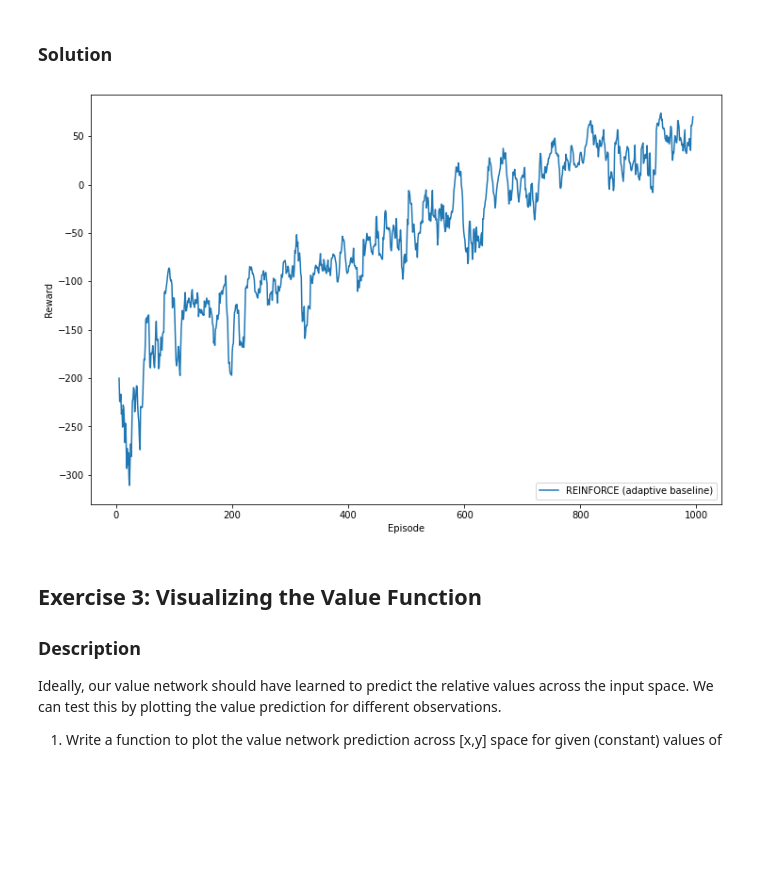
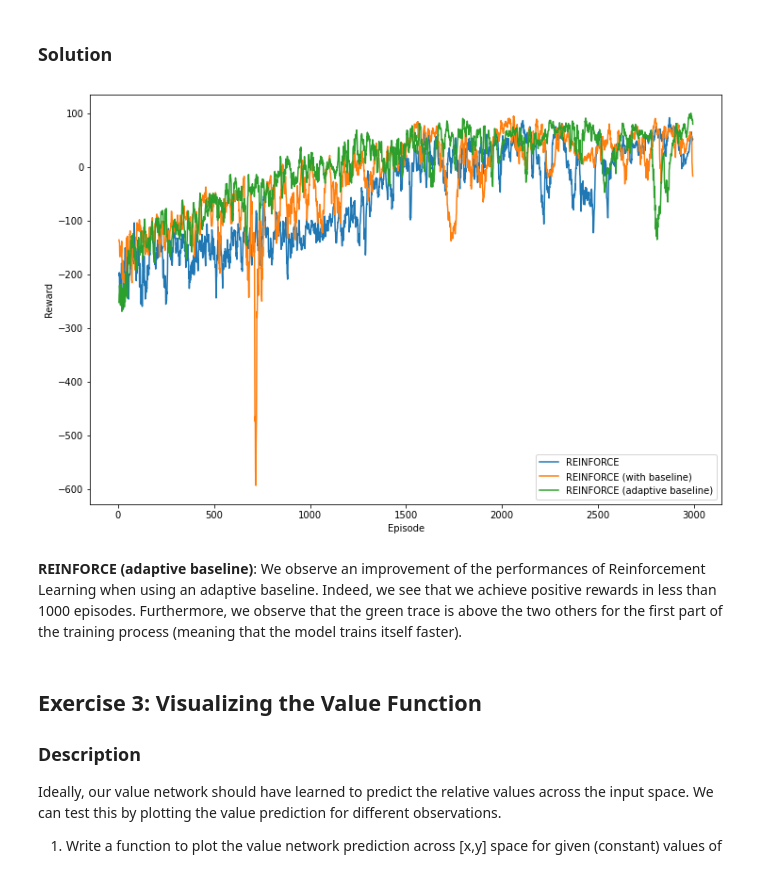
Before and after one commit to adrienbanse/CS456_RLproject, a Jupyter notebook: miniproject1.ipynb, the cells around one changed output. Cells and saved outputs as stored; diff of their text form; code cells hidden in the pictures; blank space fills up the shorter version.

```diff
--- a/miniproject1.ipynb
+++ b/miniproject1.ipynb
@@ -212,12 +212,6 @@ def random_policy(env, observation):
 
 def heuristic_policy(env, observation):
     return heuristic(env.unwrapped, observation)
-# %%
-episode = run_fixed_episode(discrete_env, random_policy)
-render(episode, discrete_env)
-# %%
-episode = run_fixed_episode(discrete_env, heuristic_policy)
-render(episode, discrete_env)
 # %% [markdown]
 ## Experiment Loop
 
@@ -225,13 +219,13 @@ This is the method we will call to setup an experiment. Reinforcement learning u
 
 You don't need to add anything here; you will be working directly on the RL agent.
 # %%
-num_episodes = 1000
+num_episodes = 3000
 
 def run_experiment(experiment_name,
                    env,
                    num_episodes,
                    policy_learning_rate=0.001,
-                   value_learning_rate=0.001,
+                   value_learning_rate=0.01,
                    baseline=None,
                    entropy_cost=0,
                    max_ent_cost=0,
@@ -449,9 +436,8 @@ WARNING: Running any experiments with the same names (first argument in run_expe
 # %% [markdown]
 ### Solution
 # %%
-#Supply a filename here to load results from disk
 results = Results()
-policy_learning_rate = 0.002
-_, _ = run_experiment("REINFORCE", discrete_env, num_episodes, policy_learning_rate)
-episodes, _ = run_experiment("REINFORCE (with baseline)", discrete_env, num_episodes, policy_learning_rate,
+policy_lr = 0.002
+_, _ = run_experiment("REINFORCE", discrete_env, num_episodes, policy_learning_rate=policy_lr)
+episodes, _ = run_experiment("REINFORCE (with baseline)", discrete_env, num_episodes, policy_learning_rate=policy_lr,
                              baseline='simple')
@@ -484,13 +473,8 @@ TECHNICAL NOTE: Some textbooks may refer to this approach as "Actor-Critic", whe
 # %% [markdown]
 ### Solution
 # %%
-K.clear_session()
-discrete_env.reset()
-
-results = Results()
-policy_learning_rate = 0.002
-value_learning_rate = 0.02
-episodes, d_model = run_experiment("REINFORCE (adaptive baseline)", discrete_env, num_episodes, policy_learning_rate,
-                                   value_learning_rate, baseline='adaptive')
+value_lr = 0.02
+episodes, d_model = run_experiment("REINFORCE (adaptive baseline)", discrete_env, num_episodes, policy_learning_rate=policy_lr,
+                                   value_learning_rate=value_lr, baseline='adaptive')
 # %% [output]
-[figure, old version]
+[figure, new version]
@@ -499,3 +481,5 @@ render(episodes[-1], discrete_env)
+# %% [markdown]
+**REINFORCE (adaptive baseline)**: We observe an improvement of the performances of Reinforcement Learning when using an adaptive baseline. Indeed, we see that we achieve positive rewards in less than 1000 episodes. Furthermore, we observe that the green trace is above the two others for the first part of the training process (meaning that the model trains itself faster).
 # %% [markdown]
 ## Exercise 3: Visualizing the Value Function
 
```
Also changed, not shown: parts of 20 cells of this notebook.
